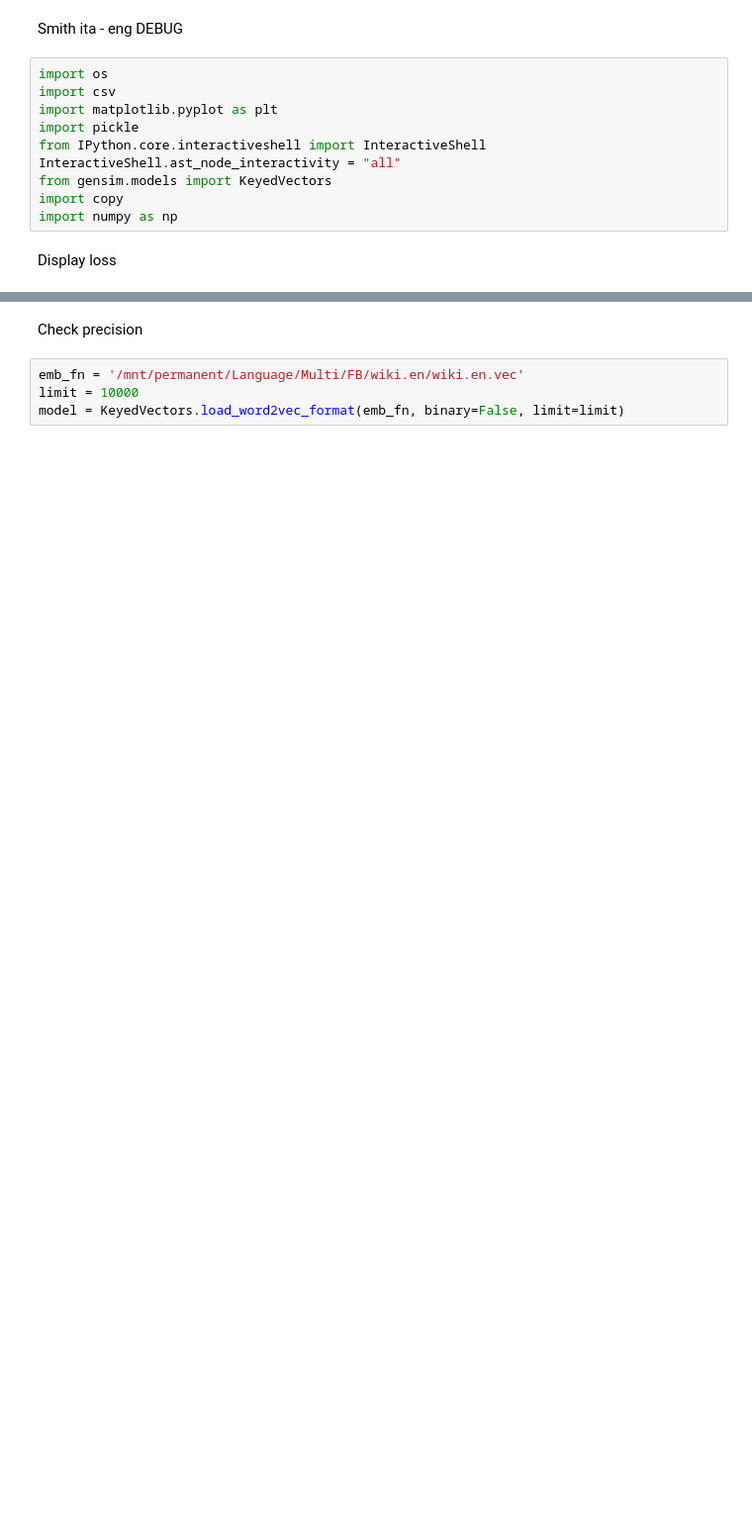
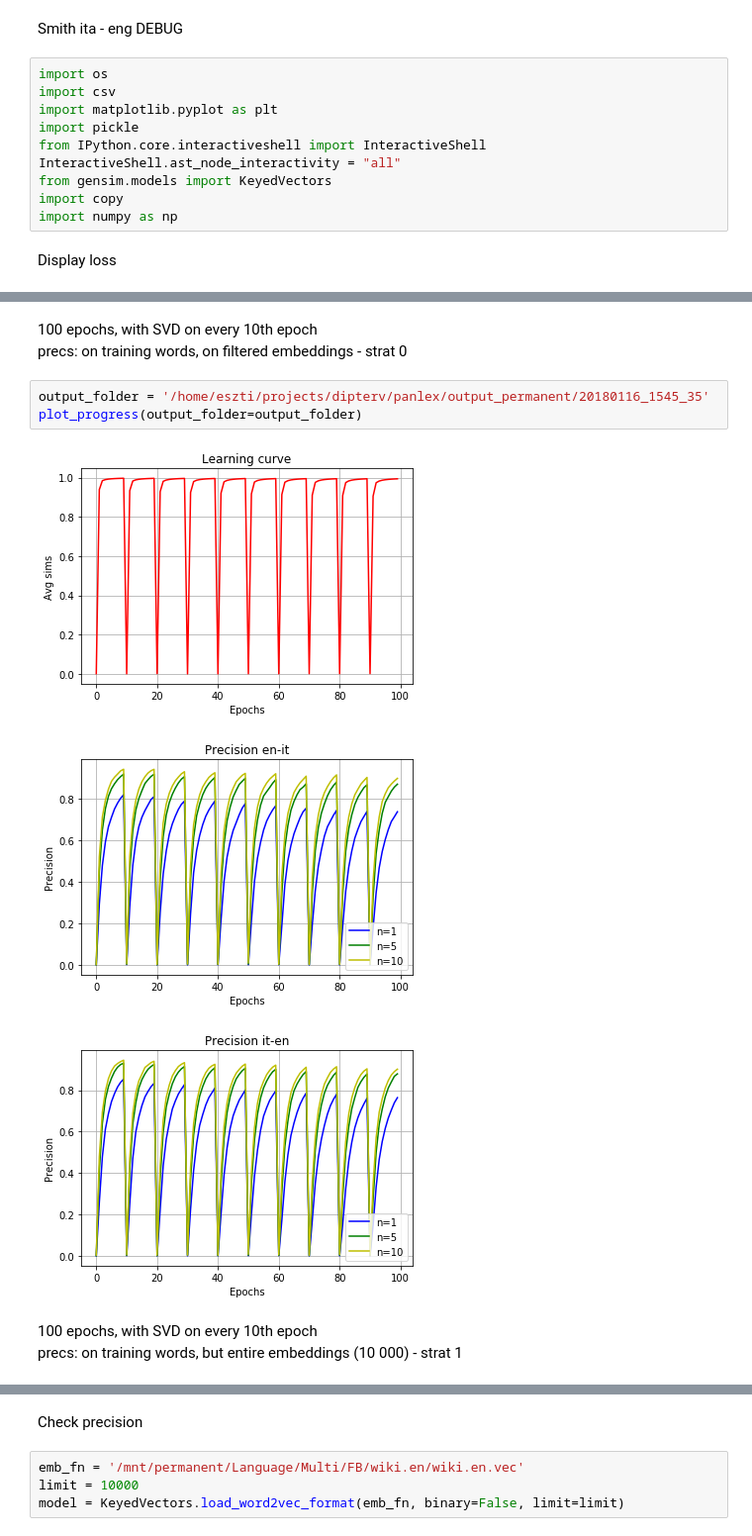
Before and after one commit to Eszti/dipterv, a Jupyter notebook: notebooks/panlex/progress/Smith_debug_learning_curve.ipynb, the cells around one changed output, grey strips where cells are left out. Shown: that part at 99% size. Drawn from its saved outputs; the diff is of its cells as text; blank space fills up the shorter version.

```diff
--- a/notebooks/panlex/progress/Smith_debug_learning_curve.ipynb
+++ b/notebooks/panlex/progress/Smith_debug_learning_curve.ipynb
@@ -71 +82,14 @@ def plot_progress(output_folder):
+# %% [markdown]
+100 epochs, with SVD on every 10th epoch
+precs: on training words, on filtered embeddings - strat 0
+# %%
+output_folder = '/home/eszti/projects/dipterv/panlex/output_permanent/20180116_1545_35'
+plot_progress(output_folder=output_folder)
+# %% [output]
+[figure, added]
+[figure, added]
+[figure, added]
+# %% [markdown]
+100 epochs,  with SVD on every 10th epoch
+precs: on training words, but entire embeddings (10 000) - strat 1
 # %%
```
Also changed, not shown: parts of 6 cells of this notebook, 1 other file.
